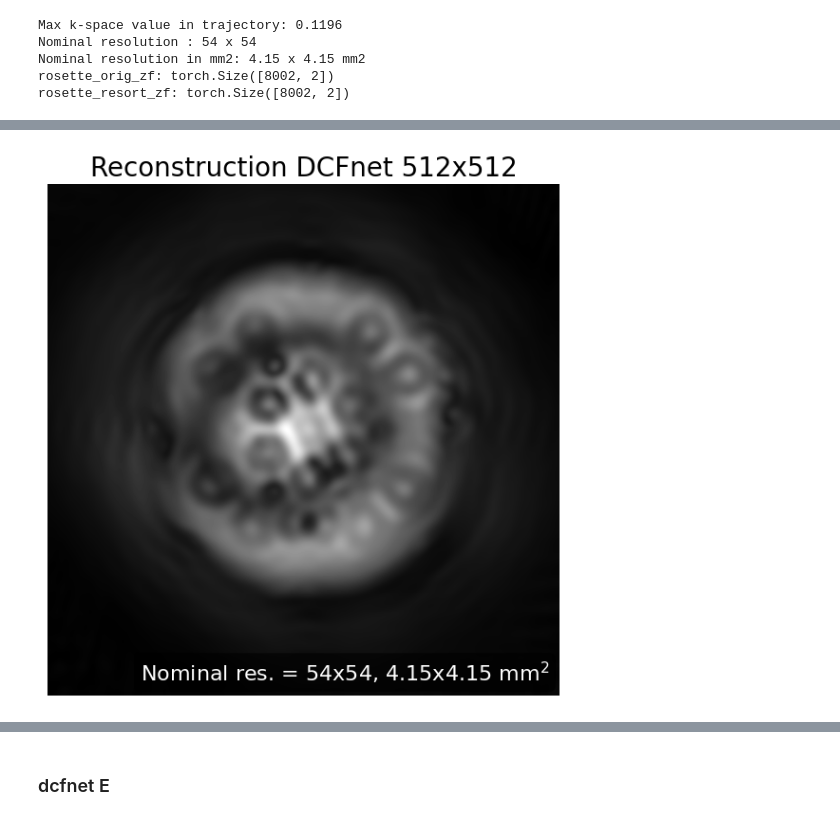
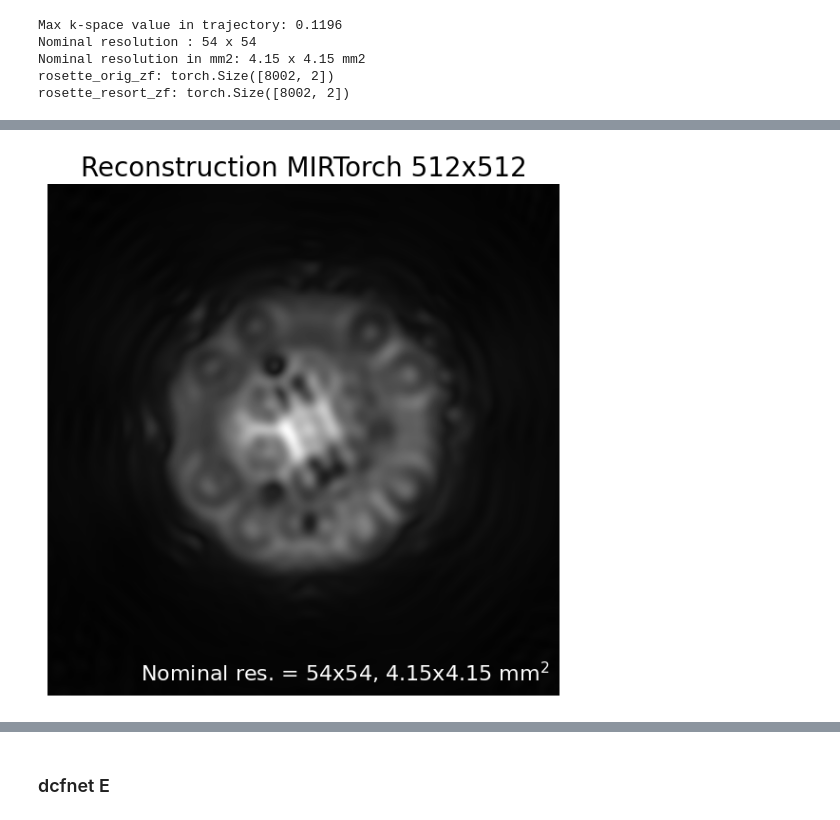
Before and after one commit to frank-roesler/MR_Trajectory_Fit, a Jupyter notebook: recon512_zerofilling.ipynb, the cells around one changed output, grey strips where cells are left out. Cells and saved outputs as stored; diff of their text form; code cells hidden in the pictures.

Commit message:
fix image scale

```diff
--- a/recon512_zerofilling.ipynb
+++ b/recon512_zerofilling.ipynb
@@ -312,34 +366,25 @@ rosette_resort_zf: torch.Size([8002, 2])
 # %%
-images_coils = []
-for i in range(N_COILS):
-    sampled_zf = add_zero_filling_to_samples(sampled_tensor[i].to(recon.device))
-    _, image_coil = recon.reconstruct_img_dcfnet(rosette_orig_zf, rosette_resort_zf, sampled_zf)
-    images_coils.append(image_coil.detach().cpu().numpy())
-
-images_coils = np.array(images_coils)
-image_rss = np.sqrt(np.sum(np.abs(images_coils)**2, axis=0))
-
-plt.figure(figsize=[7,7])
-plt.imshow(image_rss, cmap="gray", origin="lower")
-plt.title(f"Reconstruction DCFnet {params['img_size']}x{params['img_size']}", size=20)
+plt.figure(figsize=(7, 7))
+plt.imshow(image_rss_mirtorch, cmap="gray", origin="lower", vmin=0, vmax=i_max)
+plt.title(f"Reconstruction MIRTorch {params['img_size']}x{params['img_size']}", size=20)
 plt.text(
     0.98, 0.02,
     f"Nominal res. = {new_resolution:.0f}x{new_resolution:.0f}, {new_resolution_mm:.2f}x{new_resolution_mm:.2f} mm$^2$",
     transform=plt.gca().transAxes,
     ha="right",
     va="bottom",
     fontsize=16,
     color="white",
     bbox=dict(
-        facecolor="black",
+        facecolor="none",
         alpha=0.6,
         edgecolor="none",
         boxstyle="round,pad=0.3"
     )
 )
 
 plt.axis("off")
-plt.savefig(f"{saving_folder}/dcfnet.png", bbox_inches="tight", pad_inches=0, dpi=300)
+plt.savefig(f"{saving_folder}/mirtorch.png", bbox_inches='tight', pad_inches=0)
 plt.show()
 # %% [output]
-[figure, old version]
+[figure, new version]
```
Also changed, not shown: parts of 2 cells of this notebook.
